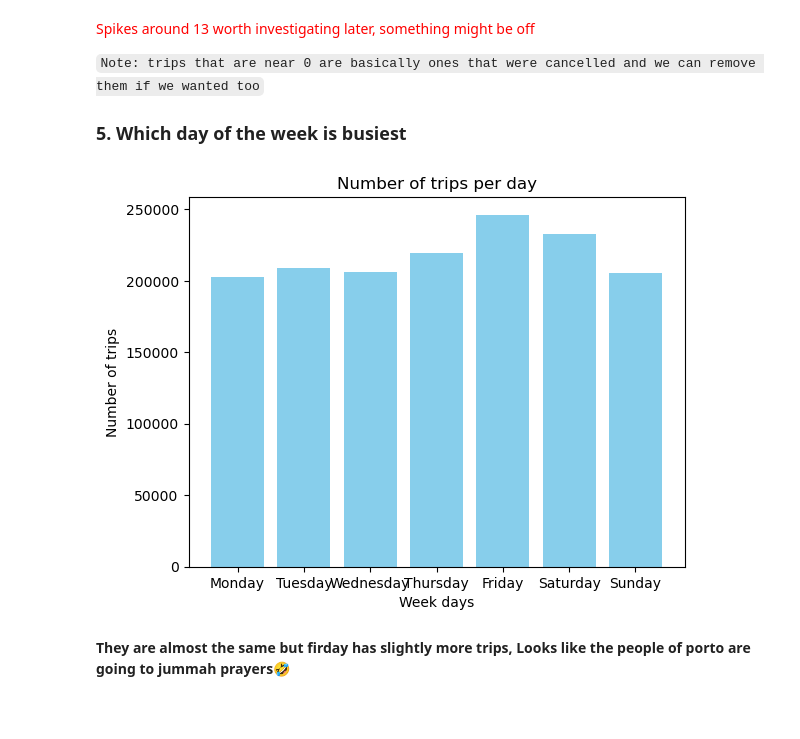
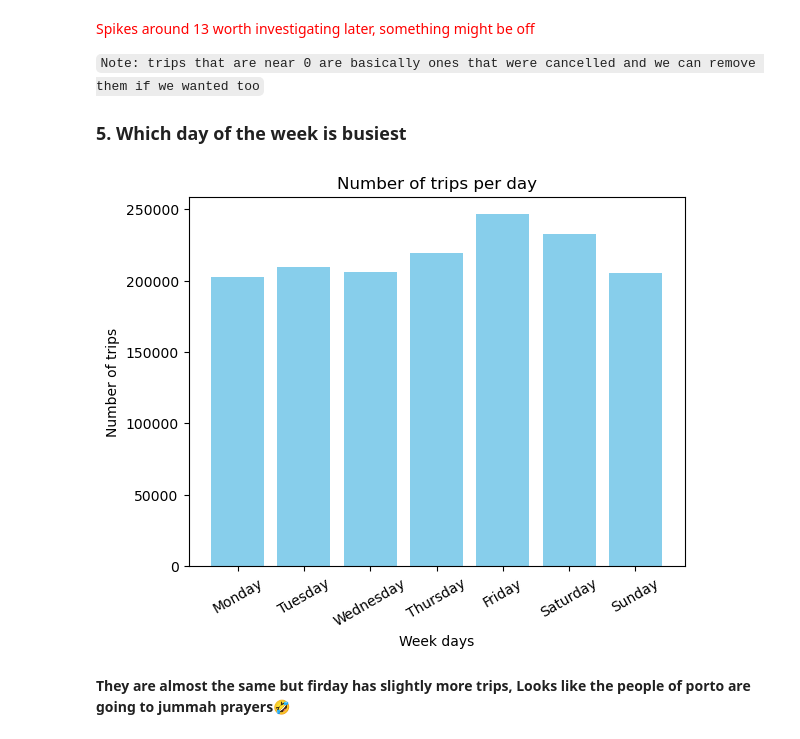
Before and after one commit to mahmoudnaif/Data-Sceince-Project, a Jupyter notebook: Testing.ipynb, the cells around one changed output. Saved outputs shown, nothing was run; the diff lists cells and outputs as text; code cells hidden in the pictures; blank space fills up the shorter version.

```diff
--- a/Testing.ipynb
+++ b/Testing.ipynb
@@ -749,12 +749,12 @@ Let’s dive into what our clean data can *actually tell us*! Buckle up — thes
 # first we will define some functions for visualization
 # %%
 from folium.plugins import HeatMap
-def barPlot(xValues,yValues,title,xLabel,yLabel):
+def barPlot(xValues,yValues,title,xLabel,yLabel,rotation=0):
     plt.bar(xValues, yValues, color='skyblue')
     plt.title(title)
     plt.xlabel(xLabel)
     plt.ylabel(yLabel)
-    plt.xticks(rotation=0)
+    plt.xticks(rotation=rotation)
     return plt.show()
 
 def heatmap(points,idDic,radius=15,cirRadius=8,blur=10):
@@ -896,10 +896,10 @@ histogram(df['Trip_duration_mins'],'Time','Time (mins)','Number of Trips')
 # %%
 trip_counts = df['datetime'].dt.day_name().value_counts().reindex(
     ['Monday', 'Tuesday', 'Wednesday', 'Thursday', 'Friday', 'Saturday', 'Sunday']
 )
-barPlot(trip_counts.index,trip_counts.values,'Number of trips per day','Week days','Number of trips')
+barPlot(trip_counts.index,trip_counts.values,'Number of trips per day','Week days','Number of trips',30)
 # %% [output]
-[figure, old version]
+[figure, new version]
 # %% [markdown]
 **They are almost the same but firday has slightly more trips, Looks like the people of porto are going to jummah prayers🤣**
 # %% [markdown]
```
Also changed, not shown: parts of 9 cells of this notebook.
